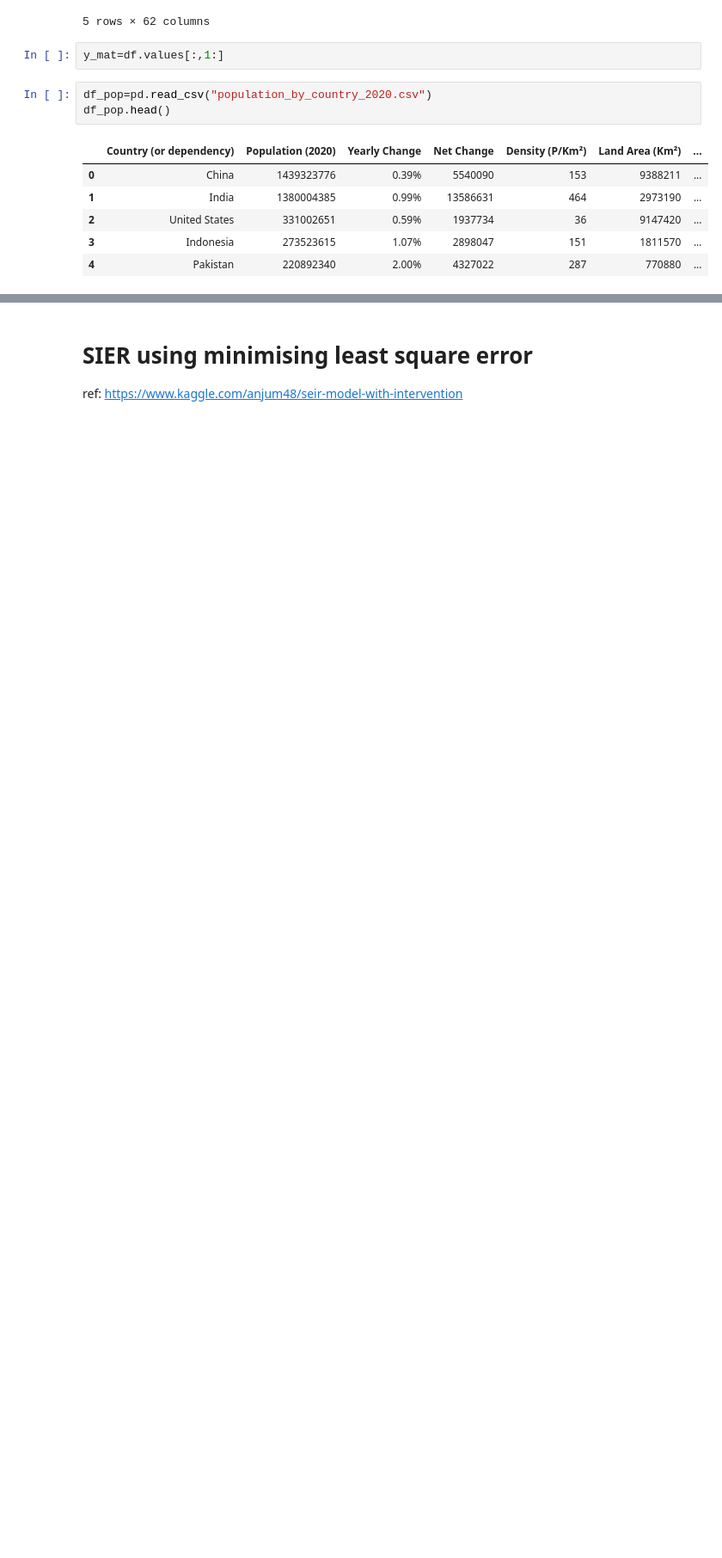
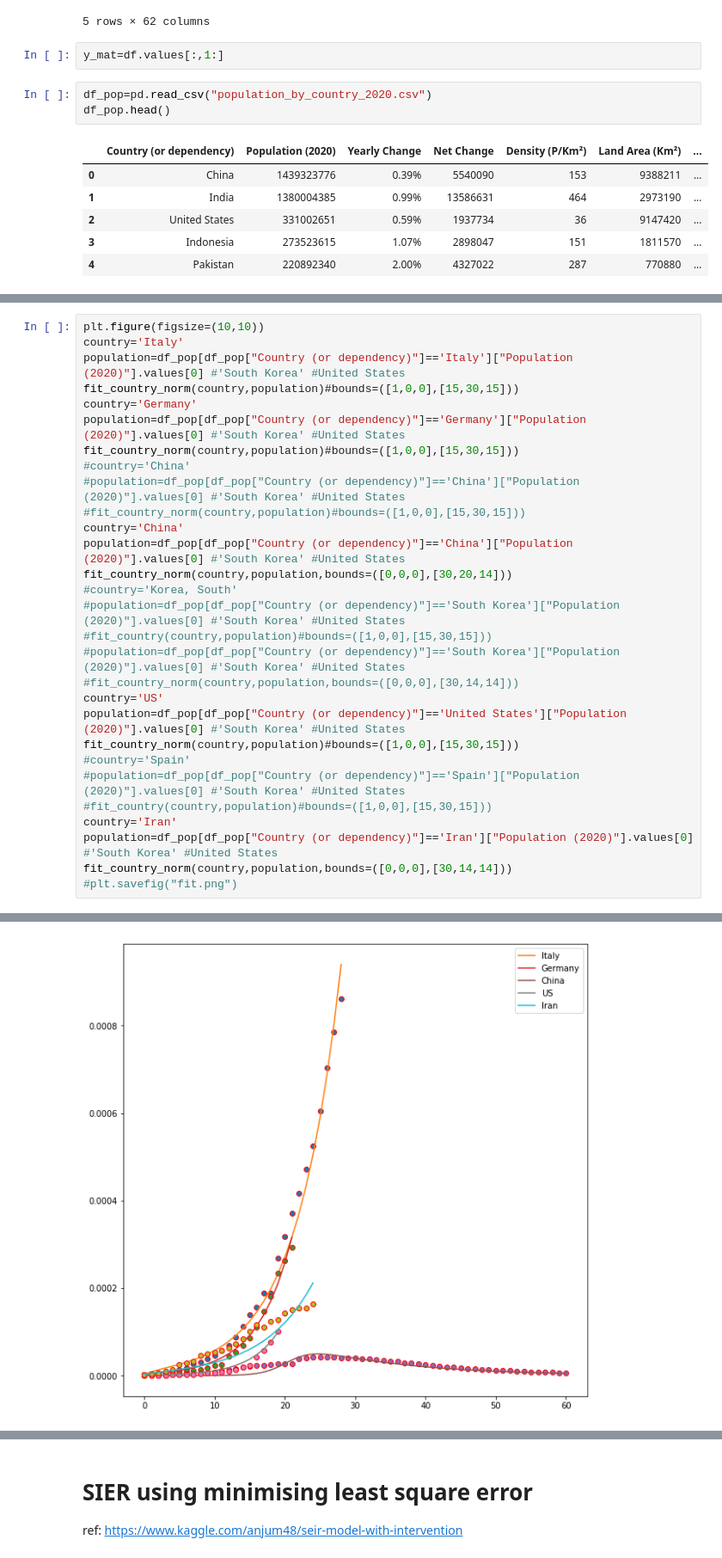
Before and after one commit to srashtig/covid-19-icts, a Jupyter notebook: SIR-SIER.ipynb, the cells around one changed output, grey strips where cells are left out. Shown at 86% size. Saved outputs shown, nothing was run; the diff lists cells and outputs as text; blank space fills up the shorter version.

```diff
--- a/SIR-SIER.ipynb
+++ b/SIR-SIER.ipynb
@@ -149,0 +159,30 @@ Optimal parameters: R0 = 1.5063449598137661  and Tr =  1.6696033745940468
+# %%
+plt.figure(figsize=(10,10))
+country='Italy'
+population=df_pop[df_pop["Country (or dependency)"]=='Italy']["Population (2020)"].values[0] #'South Korea' #United States
+fit_country_norm(country,population)#bounds=([1,0,0],[15,30,15]))
+country='Germany'
+population=df_pop[df_pop["Country (or dependency)"]=='Germany']["Population (2020)"].values[0] #'South Korea' #United States
+fit_country_norm(country,population)#bounds=([1,0,0],[15,30,15]))
+#country='China'
+#population=df_pop[df_pop["Country (or dependency)"]=='China']["Population (2020)"].values[0] #'South Korea' #United States
+#fit_country_norm(country,population)#bounds=([1,0,0],[15,30,15]))
+country='China'
+population=df_pop[df_pop["Country (or dependency)"]=='China']["Population (2020)"].values[0] #'South Korea' #United States
+fit_country_norm(country,population,bounds=([0,0,0],[30,20,14]))
+#country='Korea, South'
+#population=df_pop[df_pop["Country (or dependency)"]=='South Korea']["Population (2020)"].values[0] #'South Korea' #United States
+#fit_country(country,population)#bounds=([1,0,0],[15,30,15]))
+#population=df_pop[df_pop["Country (or dependency)"]=='South Korea']["Population (2020)"].values[0] #'South Korea' #United States
+#fit_country_norm(country,population,bounds=([0,0,0],[30,14,14]))
+country='US'
+population=df_pop[df_pop["Country (or dependency)"]=='United States']["Population (2020)"].values[0] #'South Korea' #United States
+fit_country_norm(country,population)#bounds=([1,0,0],[15,30,15]))
+#country='Spain'
+#population=df_pop[df_pop["Country (or dependency)"]=='Spain']["Population (2020)"].values[0] #'South Korea' #United States
+#fit_country(country,population)#bounds=([1,0,0],[15,30,15]))
+country='Iran'
+population=df_pop[df_pop["Country (or dependency)"]=='Iran']["Population (2020)"].values[0] #'South Korea' #United States
+fit_country_norm(country,population,bounds=([0,0,0],[30,14,14]))
+#plt.savefig("fit.png")
+# %% [output]
@@ -149,0 +194 @@ Optimal parameters: R0 = 1.5063449598137661  and Tr =  1.6696033745940468
+[figure, added]
```
Also changed, not shown: parts of 7 cells of this notebook, 1 other file.
